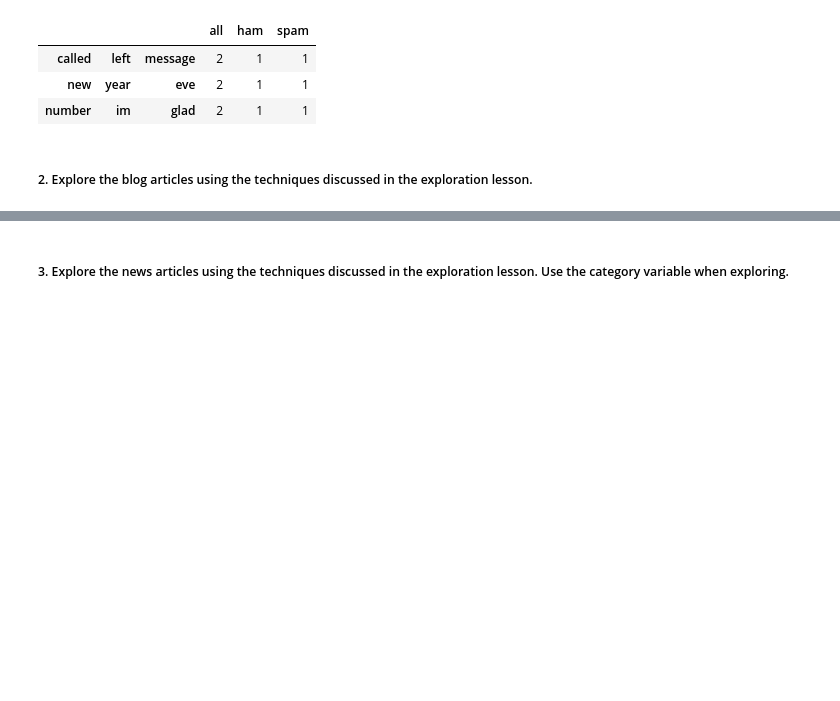
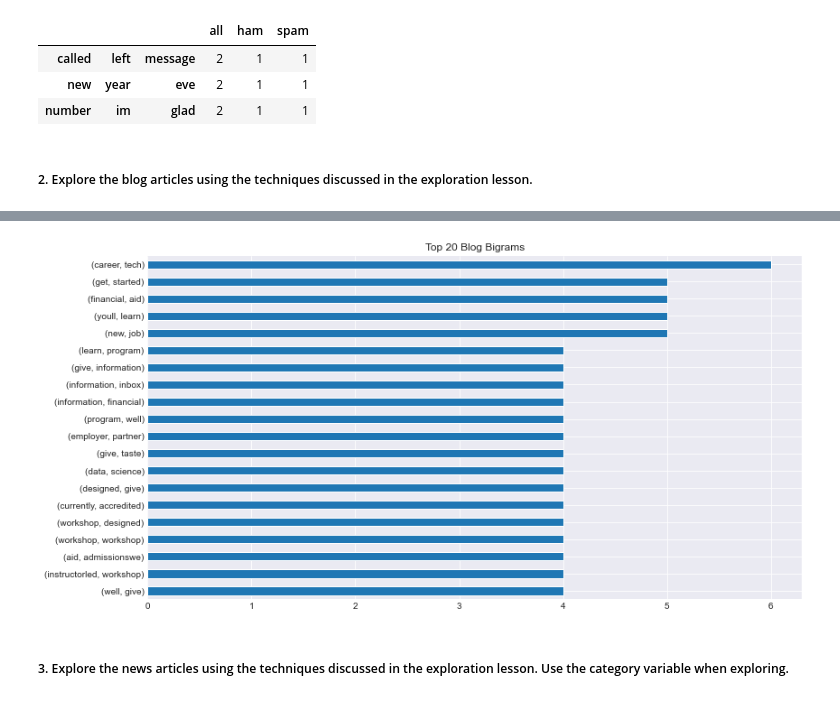
Before and after one commit to nadia-paz/natural-language-processing-exercises, a Jupyter notebook: explore.ipynb, the cells around one changed output, grey strips where cells are left out. Drawn from its saved outputs; the diff is of its cells as text; code cells hidden in the pictures; blank space fills up the shorter version.

```diff
--- a/explore.ipynb
+++ b/explore.ipynb
@@ -241,2 +375,9 @@ trigram_counts[(trigram_counts.ham == 1) & (trigram_counts.spam == 1)]
+# %%
+top_20_blog_bigrams.plot.barh(ec='white')
+plt.title('Top 20 Blog Bigrams')
+plt.gca().invert_yaxis()
+plt.show()
+# %% [output]
+[figure, added]
 # %% [markdown]
 ##### 3. Explore the news articles using the techniques discussed in the exploration lesson. Use the category variable when exploring.
```
Also changed, not shown: parts of 33 cells of this notebook.
